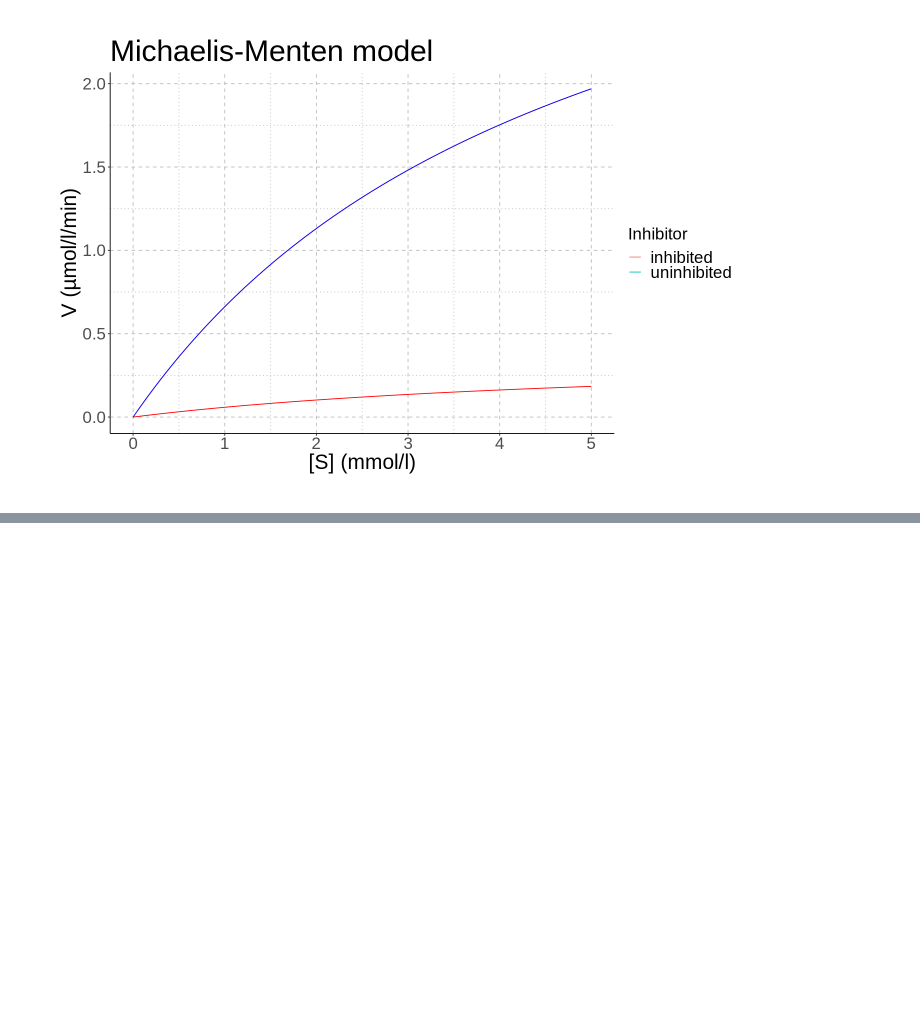
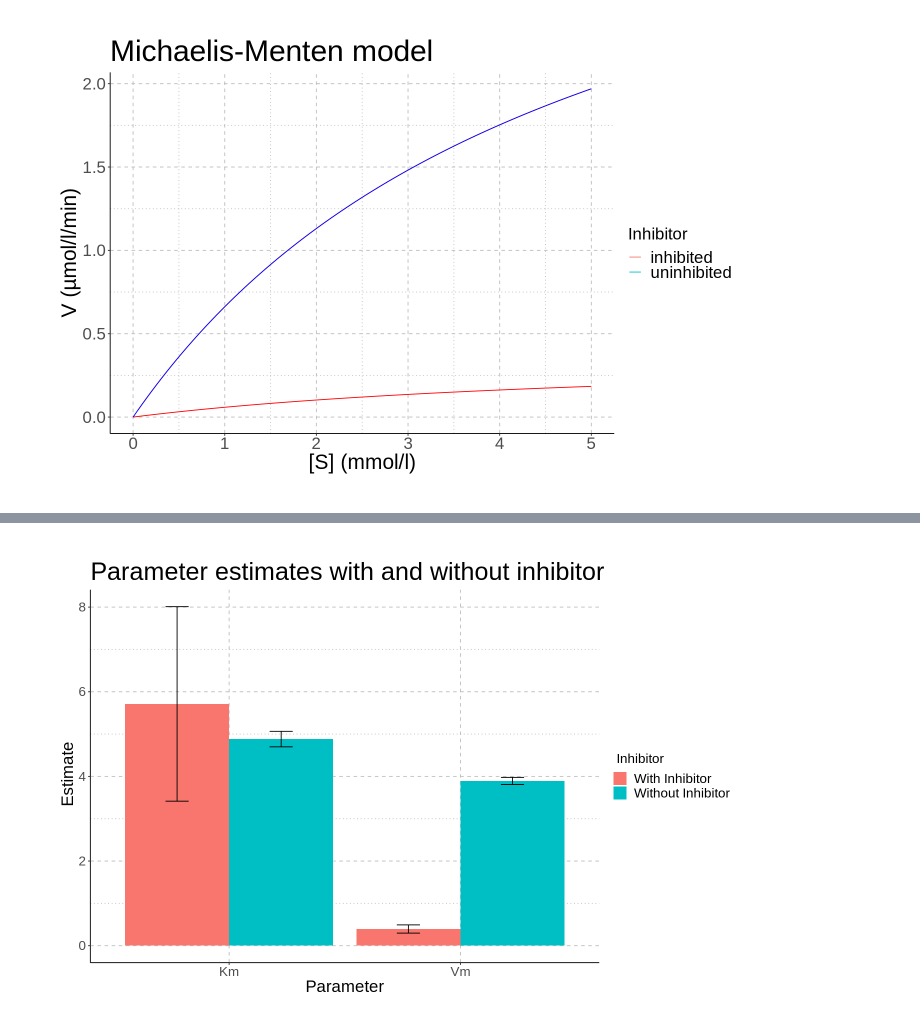
Before and after one commit to dodes24/enzymology, a Jupyter notebook: enzym_report.ipynb, the cells around one changed output, grey strips where cells are left out. Drawn from its saved outputs; the diff is of its cells as text; code cells hidden in the pictures; blank space fills up the shorter version.

```diff
--- a/enzym_report.ipynb
+++ b/enzym_report.ipynb
@@ -260,0 +336,33 @@ summary(noncomfit)
+# %%
+
+
+# create a data frame with the summary information
+df <- data.frame( Parameter = c("Vm",  "Km", "Vm", "Km"),
+                 Inhibitor  = c("Without Inhibitor", "Without Inhibitor", "With Inhibitor", "With Inhibitor"),
+                 Estimate = c(3.89, 4.88, 0.39 , 5.71),
+                 stderr_upper, stderr_lower)
+
+
+options(repr.plot.width=12, repr.plot.height=8)
+
+ggplot(df, aes(x =   Parameter, y = Estimate, fill = Inhibitor)) +
+      geom_bar(stat = "identity", position = "dodge") +
+      # add error bars
+      geom_errorbar(aes(ymin = stderr_lower, ymax = stderr_upper), width = 0.2, position = position_dodge(0.9)) +
+
+  labs(x = "Parameter", y = " Estimate", fill  = "Inhibitor") +
+  ggtitle("Parameter estimates with and without inhibitor") +
+  scale_fill_discrete(name = " Inhibitor") +
+  theme_classic() +
+  theme(panel.grid.major = element_line(color = "gray", linetype = "dashed"),
+        panel.grid.minor = element_line(color = "gray", linetype = "dotted"),
+        axis.title.x =  element_text(size = 20),
+        axis.title.y = element_text(size = 20),
+        axis.text.x  = element_text(size = 16),
+        axis.text.y = element_text(size = 16),
+        plot.title = element_text(size = 30),
+        legend.text  = element_text(size = 16),
+        legend.title  = element_text(size = 16)) +
+  theme(plot.margin = unit(c(1,1,1,1), "cm"))
+# %% [output]
+[figure, added]
```
Also changed, not shown: parts of 4 cells of this notebook.
